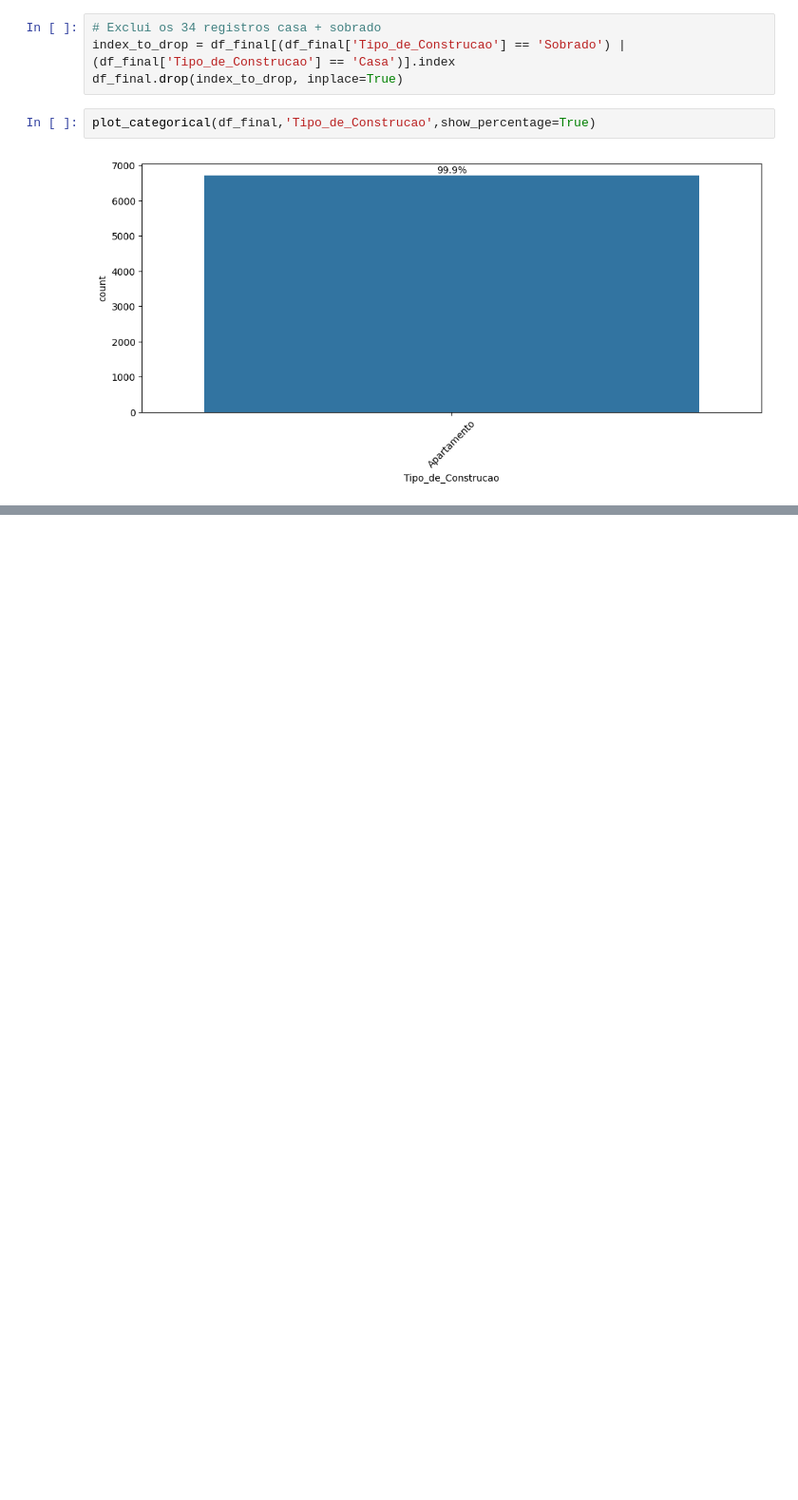
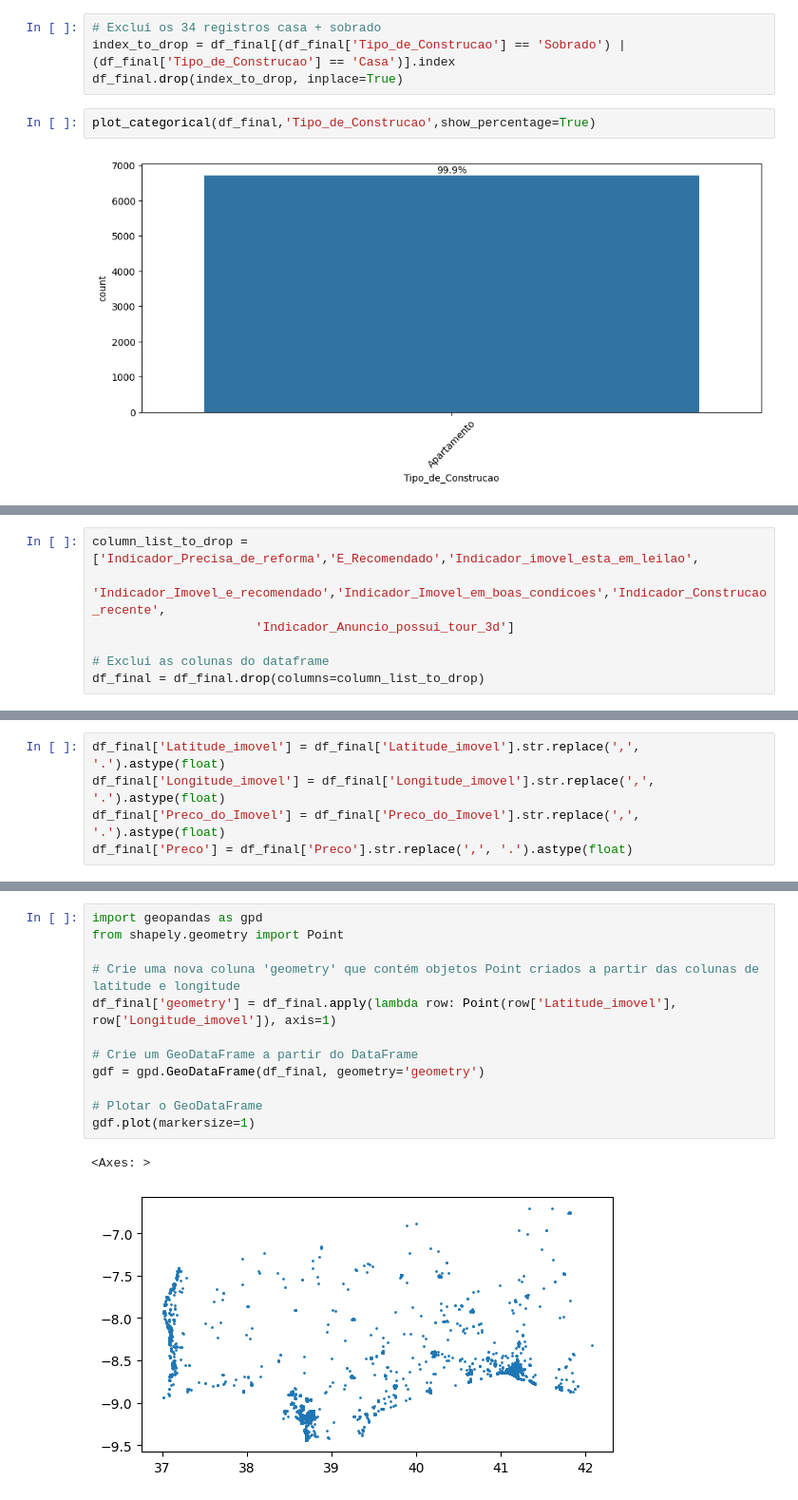
Before and after one commit to johnosd/MPAlugueisLisboa, a Jupyter notebook: src/Notebooks/8 - AnaliseExploratoria.ipynb, the cells around one changed output, grey strips where cells are left out. Shown at 95% size. Saved outputs shown, nothing was run; the diff lists cells and outputs as text; blank space fills up the shorter version.

```diff
--- a/src/Notebooks/8 - AnaliseExploratoria.ipynb
+++ b/src/Notebooks/8 - AnaliseExploratoria.ipynb
@@ -265,0 +324,7 @@ index_drop_sobrado.shape[0]
+# %%
+column_list_to_drop = ['Indicador_Precisa_de_reforma','E_Recomendado','Indicador_imovel_esta_em_leilao',
+                       'Indicador_Imovel_e_recomendado','Indicador_Imovel_em_boas_condicoes','Indicador_Construcao_recente',
+                      'Indicador_Anuncio_possui_tour_3d']
+
+# Exclui as colunas do dataframe
+df_final = df_final.drop(columns=column_list_to_drop)
@@ -265,0 +419,5 @@ index_drop_sobrado.shape[0]
+# %%
+df_final['Latitude_imovel'] = df_final['Latitude_imovel'].str.replace(',', '.').astype(float)
+df_final['Longitude_imovel'] = df_final['Longitude_imovel'].str.replace(',', '.').astype(float)
+df_final['Preco_do_Imovel'] = df_final['Preco_do_Imovel'].str.replace(',', '.').astype(float)
+df_final['Preco'] = df_final['Preco'].str.replace(',', '.').astype(float)
@@ -265,0 +442,15 @@ index_drop_sobrado.shape[0]
+# %%
+import geopandas as gpd
+from shapely.geometry import Point
+
+# Crie uma nova coluna 'geometry' que contém objetos Point criados a partir das colunas de latitude e longitude
+df_final['geometry'] = df_final.apply(lambda row: Point(row['Latitude_imovel'], row['Longitude_imovel']), axis=1)
+
+# Crie um GeoDataFrame a partir do DataFrame
+gdf = gpd.GeoDataFrame(df_final, geometry='geometry')
+
+# Plotar o GeoDataFrame
+gdf.plot(markersize=1)
+# %% [output]
+<Axes: >
+[figure, added]
```
Also changed, not shown: parts of 18 cells of this notebook, 1 other file.
